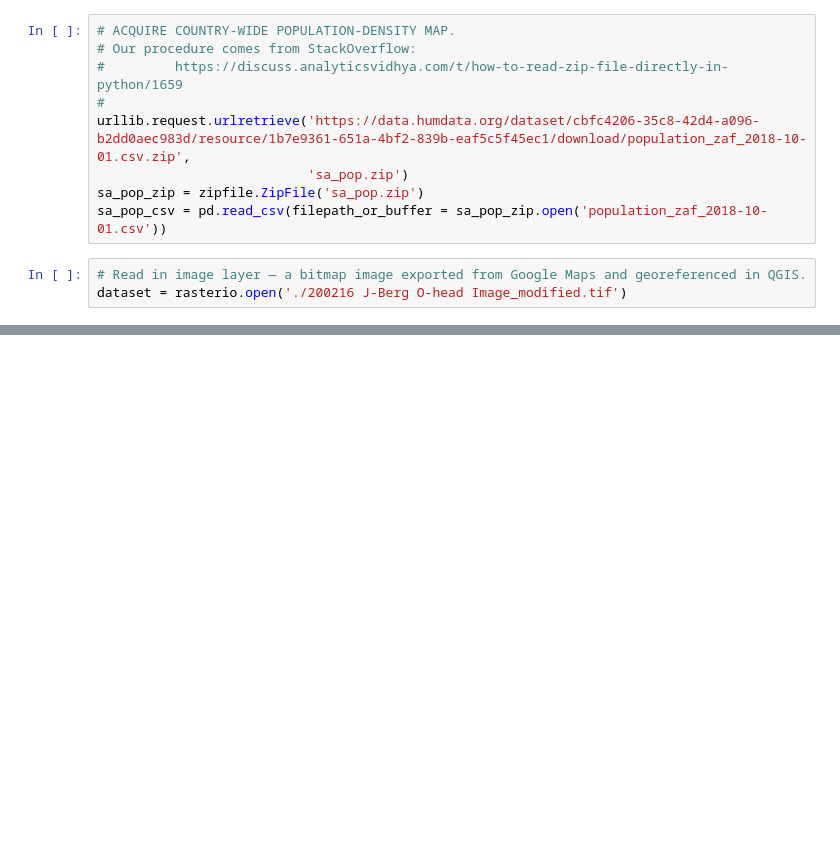
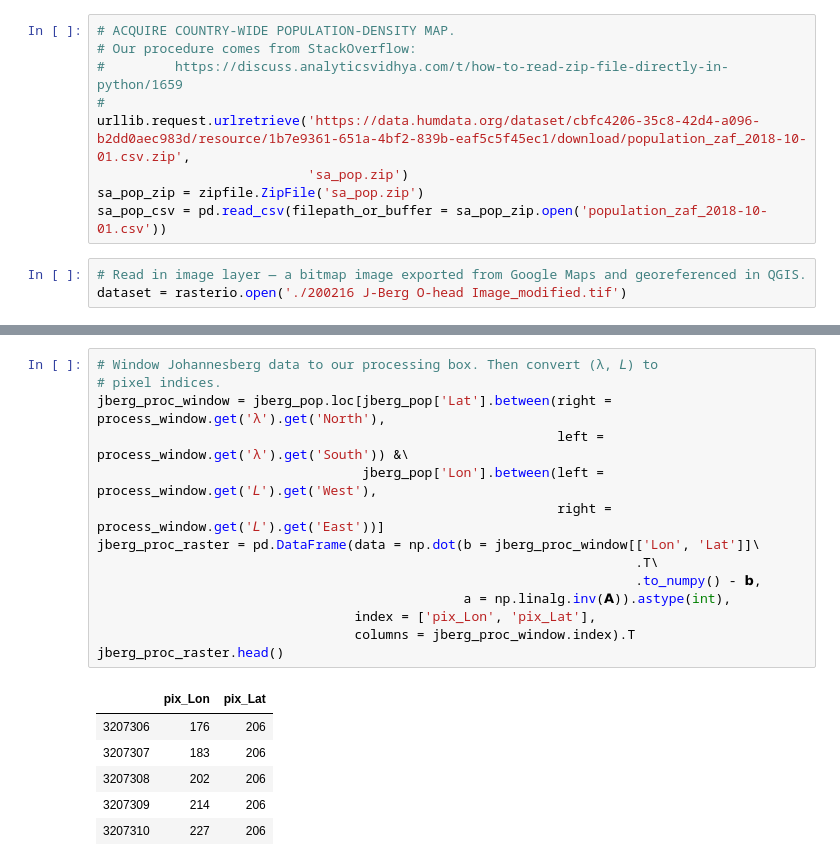
Before and after one commit to hamlett-neil-ur/satellite-detect-informal-settlements, a Jupyter notebook: Assets/J'berg O'head Imagery/200216 Rasterio tire-kicking.ipynb, the cells around one changed output, grey strips where cells are left out. Cells and saved outputs as stored; diff of their text form; blank space fills up the shorter version.

```diff
--- a/Assets/J'berg O'head Imagery/200216 Rasterio tire-kicking.ipynb
+++ b/Assets/J'berg O'head Imagery/200216 Rasterio tire-kicking.ipynb
@@ -107,3 +170,24 @@ jberg_pop_pix_raster = pd.DataFrame(data = np.dot(b = np.ndarray.transpose(jberg
+# %%
+# Window Johannesberg data to our processing box. Then convert (λ, 𝘓) to
+# pixel indices.
+jberg_proc_window = jberg_pop.loc[jberg_pop['Lat'].between(right = process_window.get('λ').get('North'),
+                                                           left = process_window.get('λ').get('South')) &\
+                                  jberg_pop['Lon'].between(left = process_window.get('𝘓').get('West'),
+                                                           right = process_window.get('𝘓').get('East'))]
+jberg_proc_raster = pd.DataFrame(data = np.dot(b = jberg_proc_window[['Lon', 'Lat']]\
+                                                                     .T\
+                                                                     .to_numpy() - 𝗯,
+                                               a = np.linalg.inv(𝗔)).astype(int),
+                                 index = ['pix_Lon', 'pix_Lat'],
+                                 columns = jberg_proc_window.index).T
+jberg_proc_raster.head()
+# %% [output]
+|  | pix_Lon | pix_Lat |
+| 3207306 | 176 | 206 |
+| 3207307 | 183 | 206 |
+| 3207308 | 202 | 206 |
+| 3207309 | 214 | 206 |
+| 3207310 | 227 | 206 |
 # %%
 plt.figure(figsize = (22,10))
 plt.imshow(np.stack([dataset.read(im_layer)
```
Also changed, not shown: parts of 18 cells of this notebook.
